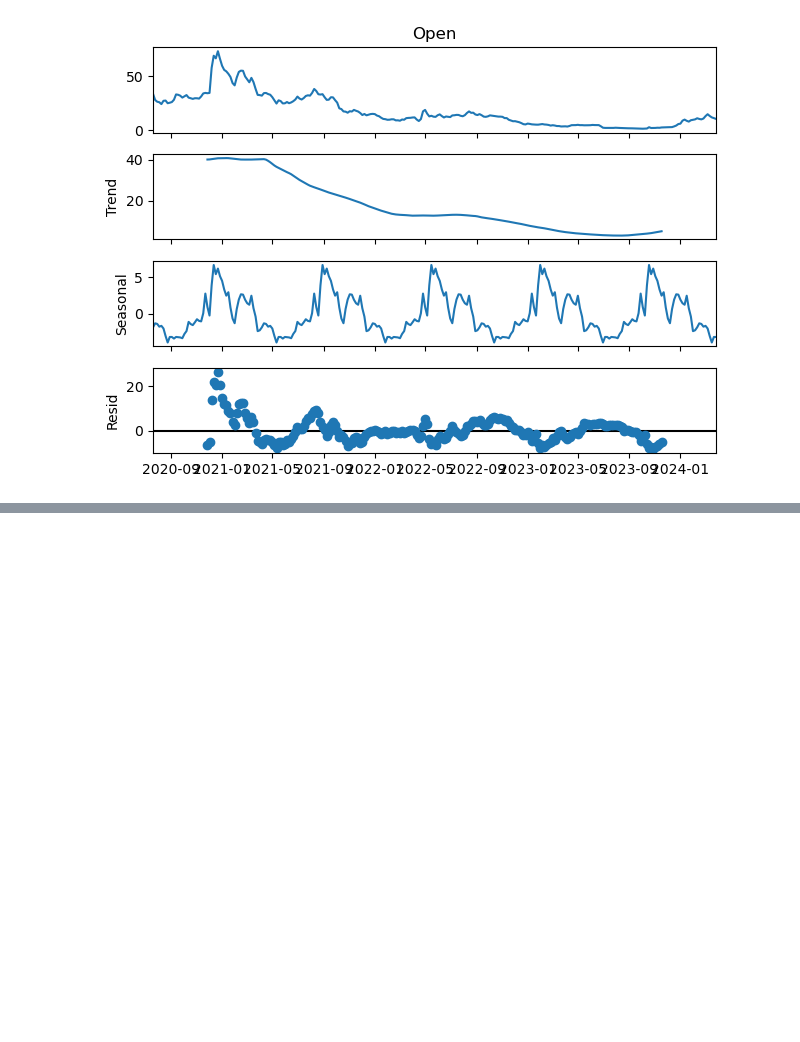
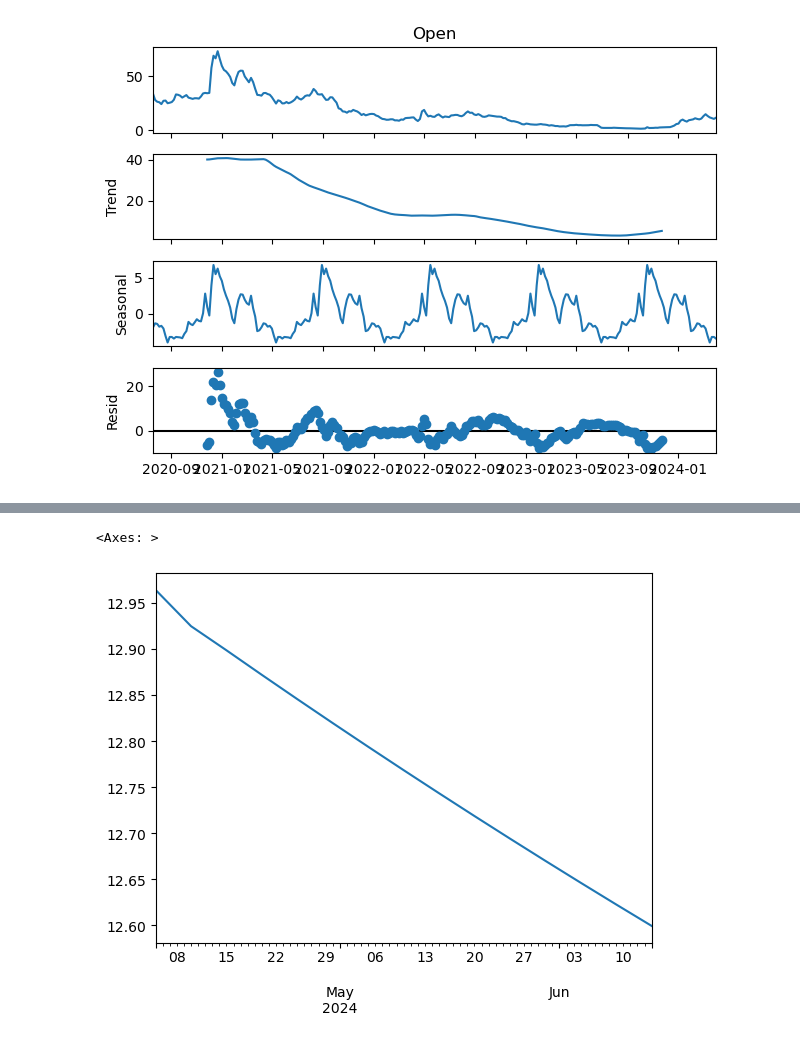
Before and after one commit to notfakearcher/yanjun, a Jupyter notebook: time-series/01_practice/practice4.ipynb, the cells around one changed output, grey strips where cells are left out. Drawn from its saved outputs; the diff is of its cells as text; code cells hidden in the pictures; blank space fills up the shorter version.

```diff
--- a/time-series/01_practice/practice4.ipynb
+++ b/time-series/01_practice/practice4.ipynb
@@ -106,0 +125,10 @@ plt.show()
+# %%
+# use STLForecast to remove seasonality and then add it back
+
+mod = STLForecast(
+  df1,
+  sm.tsa.arima.ARIMA,
+  model_kwargs = dict(order = (2, 0, 1), trend = 't')
+)
+res = mod.fit().model_result
+print(res.summary())
@@ -106,0 +155,4 @@ plt.show()
+# %%
+steps = 15
+forecast_df = res.get_forecast(steps = steps).summary_frame()
+forecast_df
@@ -106,0 +176,5 @@ plt.show()
+# %%
+forecast_df['mean'].plot()
+# %% [output]
+<Axes: >
+[figure, added]
```
Also changed, not shown: parts of 9 cells of this notebook.
